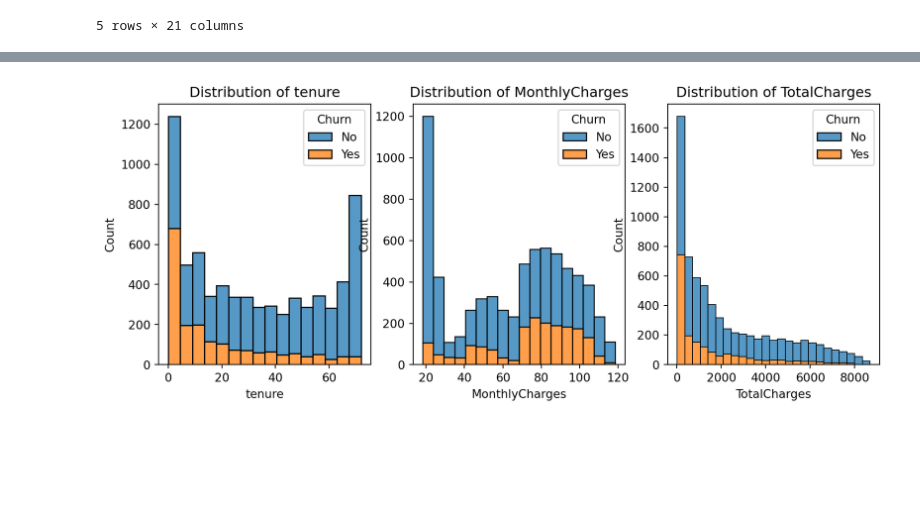
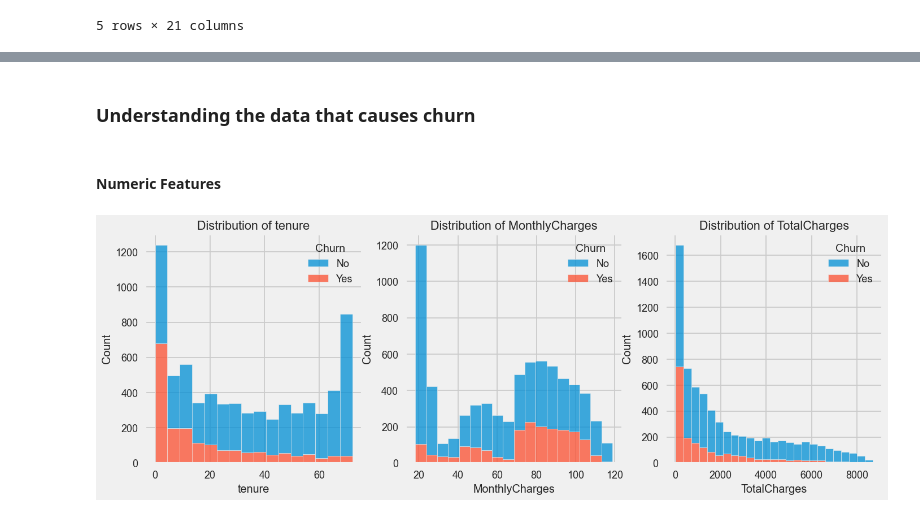
Before and after one commit to KeithGalli/quarto-churn-analysis, a Jupyter notebook: analysis.ipynb, the cells around one changed output, grey strips where cells are left out. Saved outputs shown, nothing was run; the diff lists cells and outputs as text; code cells hidden in the pictures; blank space fills up the shorter version.

```diff
--- a/analysis.ipynb
+++ b/analysis.ipynb
@@ -20,0 +11,5 @@ df = pd.read_csv('./telco-customer-churn.csv')
+# %%
+file = Path("__file__").parent / "telco-customer-churn.csv"
+df = pd.read_csv(file)
+
+plt.style.use('seaborn-v0_8-talk')
@@ -31,17 +68,19 @@ df.head()
+# %% [markdown]
+### Understanding the data that causes churn
+# %% [markdown]
+#### Numeric Features
 # %%
 #| column: body-outset-left
 #| out-width: 100%
 #| fig-align: center
 #| width: 100%
 #| fig-caption: Distribution of numerical features
 numerical_features = ['tenure', 'MonthlyCharges', 'TotalCharges']
-fig, axes = plt.subplots(1, 3, figsize=(11,4))
+fig, axes = plt.subplots(1, 3, figsize=(15, 5))
 for i, feature in enumerate(numerical_features):
     if feature == 'TotalCharges':
         df[feature] = pd.to_numeric(df[feature], errors='coerce')  # Convert to numeric
     sns.histplot(data=df, x=feature, hue='Churn', multiple="stack", ax=axes[i])
     axes[i].set_title(f'Distribution of {feature}')
-# plt.tight_layout()
-# plt.show()
 # %% [output]
-[figure, old version]
+[figure, new version]
```
Also changed, not shown: parts of 21 cells of this notebook, 1 other file.
